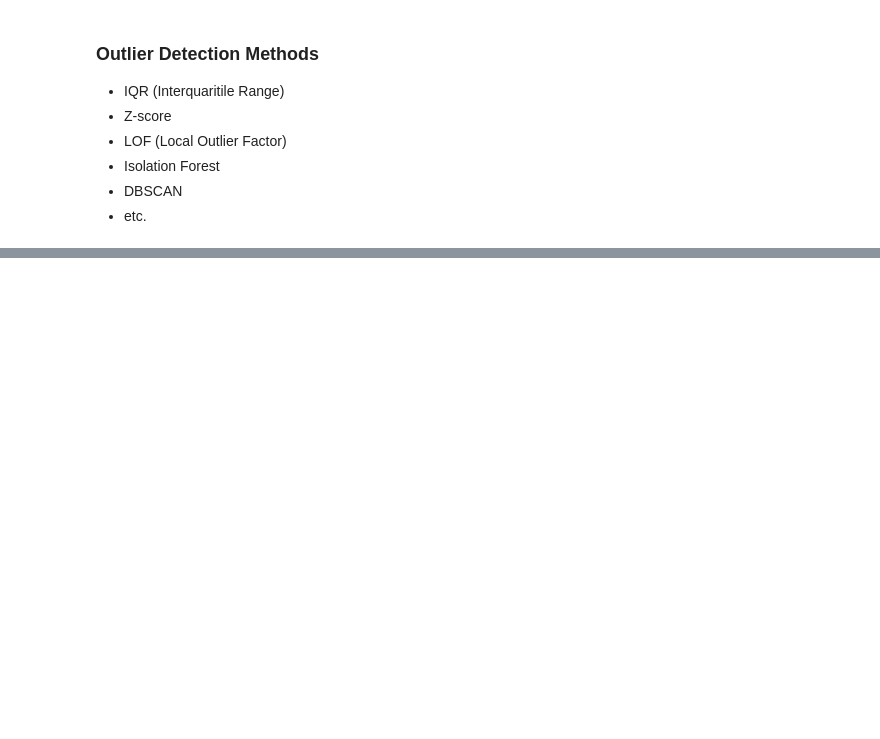
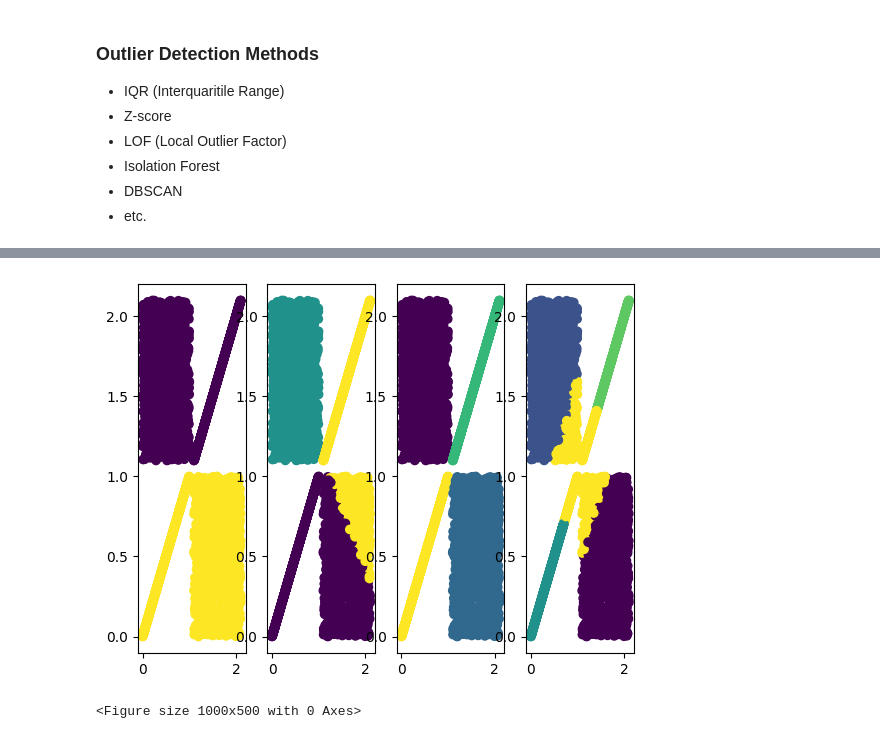
Before and after one commit to Amir-adibi/Hackathon_AI, a Jupyter notebook: Exercise.ipynb, the cells around one changed output, grey strips where cells are left out. Cells and saved outputs as stored; diff of their text form; code cells hidden in the pictures; blank space fills up the shorter version.

```diff
--- a/Exercise.ipynb
+++ b/Exercise.ipynb
@@ -251,0 +266,27 @@ Refers to random or irrelevant variations present in data that can obscure meani
+# %%
+df = pd.DataFrame({'x': x, 'y': y})
+
+k_means_2 = KMeans(n_clusters=2)
+k_means_3 = KMeans(n_clusters=3)
+k_means_4 = KMeans(n_clusters=4)
+k_means_5 = KMeans(n_clusters=5)
+
+k_means_2.fit(df)
+k_means_3.fit(df)
+k_means_4.fit(df)
+k_means_5.fit(df)
+
+figure, axis = plt.subplots(1, 4)
+
+
+axis[0].scatter(df.x, df.y, c=k_means_2.labels_)
+axis[1].scatter(df.x, df.y, c=k_means_3.labels_)
+axis[2].scatter(df.x, df.y, c=k_means_4.labels_)
+axis[3].scatter(df.x, df.y, c=k_means_5.labels_)
+
+plt.figure(figsize=(10, 5), dpi=100)
+
+plt.show()
+# %% [output]
+[figure, added]
+<Figure size 1000x500 with 0 Axes>
```
Also changed, not shown: parts of 22 cells of this notebook.
